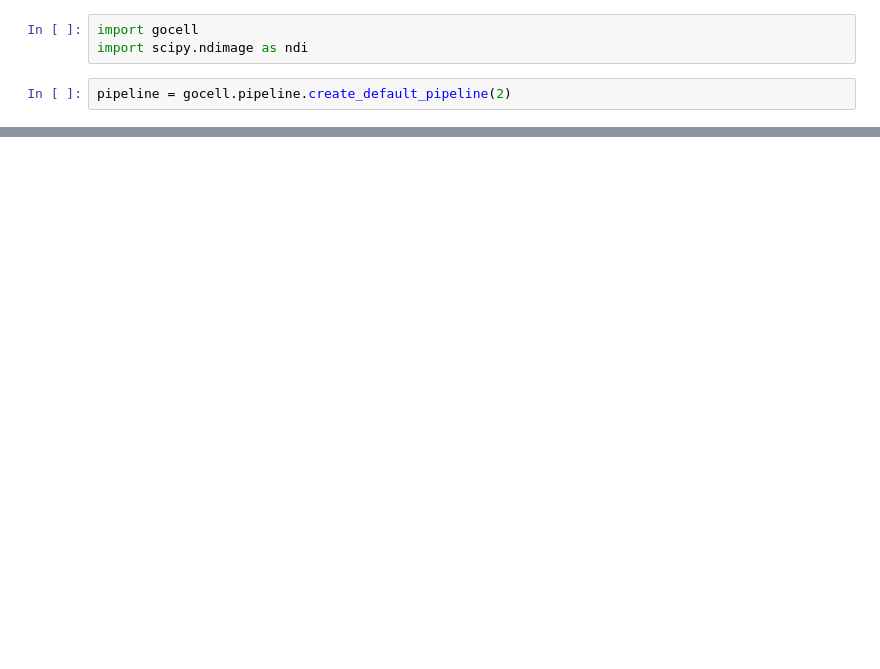
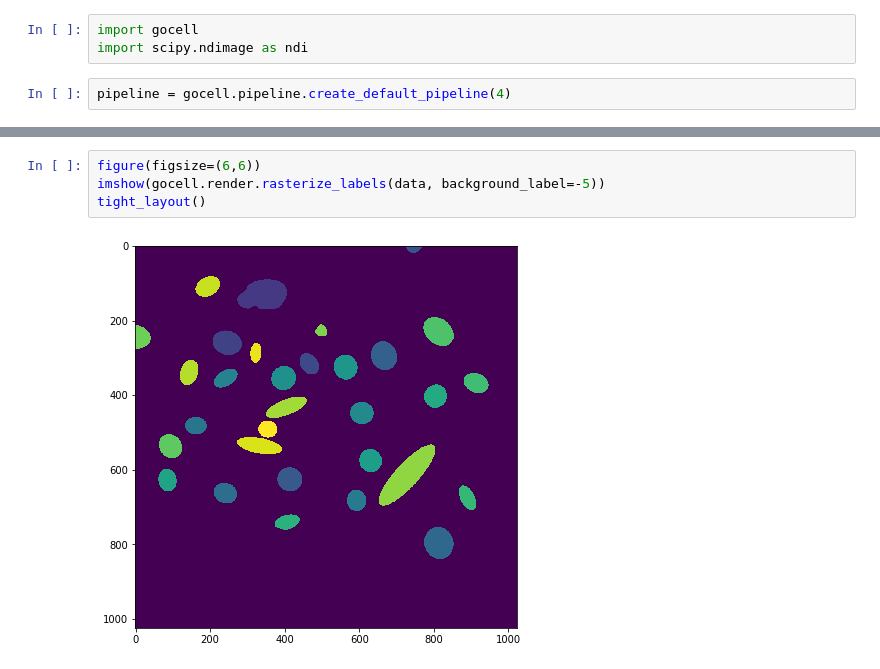
Before and after one commit to BMCV/SuperDSM, a Jupyter notebook: demo.ipynb, the cells around one changed output, grey strips where cells are left out. Saved outputs shown, nothing was run; the diff lists cells and outputs as text; blank space fills up the shorter version.

```diff
--- a/demo.ipynb
+++ b/demo.ipynb
@@ -5,7 +8,7 @@
 import gocell
 import scipy.ndimage as ndi
 # %%
-pipeline = gocell.pipeline.create_default_pipeline(2)
+pipeline = gocell.pipeline.create_default_pipeline(4)
 # %%
 g_raw = gocell.io.imread('~/Documents/data/isbi2013/N2DH-GOWT1/02/t%02d.tif' % 0)
 imshow(g_raw, 'gray')
@@ -86 +78,7 @@ tight_layout()
+# %%
+figure(figsize=(6,6))
+imshow(gocell.render.rasterize_labels(data, background_label=-5))
+tight_layout()
+# %% [output]
+[figure, added]
 # %%
```
Also changed, not shown: parts of 18 cells of this notebook, 6 other files.
